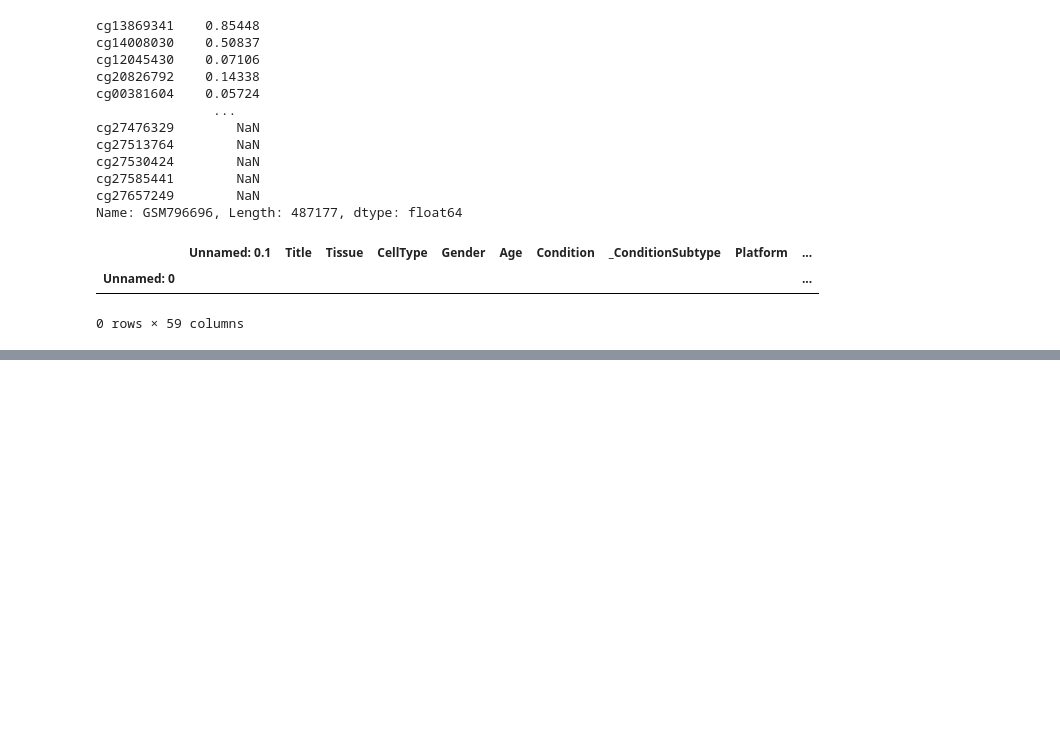
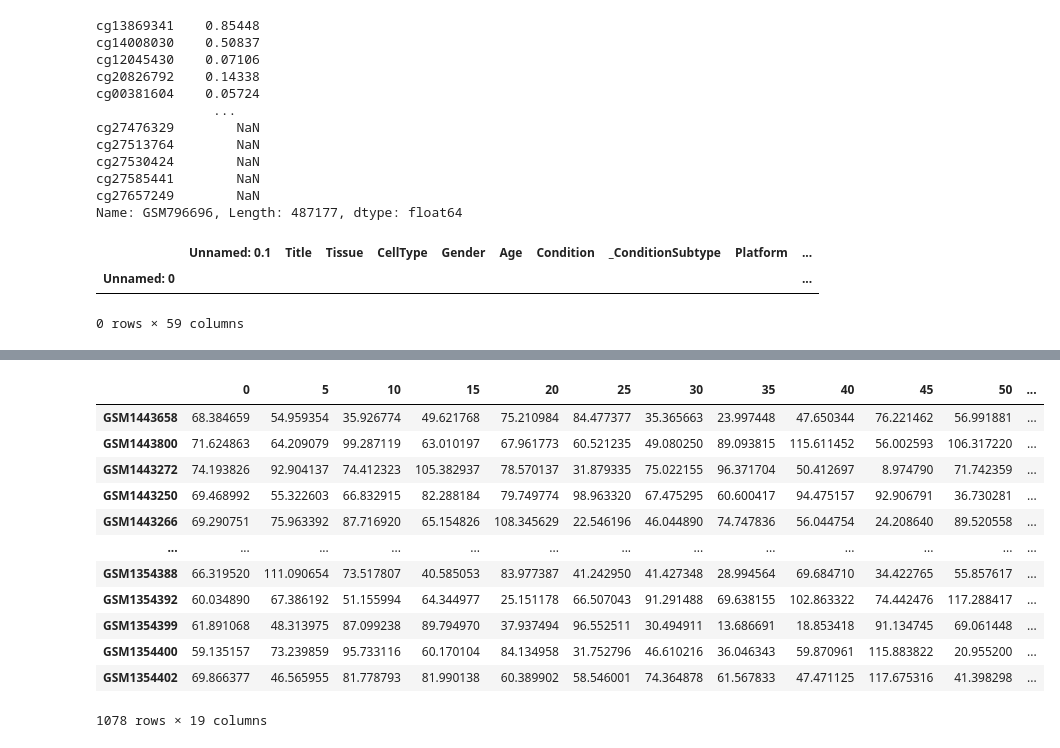
Before and after one commit to ComputationalAgingLab/ComputAge, a Jupyter notebook: imputation_linmodels.ipynb, the cells around one changed output, grey strips where cells are left out. Drawn from its saved outputs; the diff is of its cells as text; code cells hidden in the pictures; blank space fills up the shorter version.

```diff
--- a/imputation_linmodels.ipynb
+++ b/imputation_linmodels.ipynb
@@ -184,0 +217,16 @@ plt.savefig(f'figures/{mname}.png')
+# %%
+pred0
+# %% [output]
+|  | 0 | 5 | 10 | 15 | 20 | 25 | 30 | 35 | 40 | 45 | 50 | ... |
+| GSM1443658 | 68.384659 | 54.959354 | 35.926774 | 49.621768 | 75.210984 | 84.477377 | 35.365663 | 23.997448 | 47.650344 | 76.221462 | 56.991881 | ... |
+| GSM1443800 | 71.624863 | 64.209079 | 99.287119 | 63.010197 | 67.961773 | 60.521235 | 49.080250 | 89.093815 | 115.611452 | 56.002593 | 106.317220 | ... |
+| GSM1443272 | 74.193826 | 92.904137 | 74.412323 | 105.382937 | 78.570137 | 31.879335 | 75.022155 | 96.371704 | 50.412697 | 8.974790 | 71.742359 | ... |
+| GSM1443250 | 69.468992 | 55.322603 | 66.832915 | 82.288184 | 79.749774 | 98.963320 | 67.475295 | 60.600417 | 94.475157 | 92.906791 | 36.730281 | ... |
+| GSM1443266 | 69.290751 | 75.963392 | 87.716920 | 65.154826 | 108.345629 | 22.546196 | 46.044890 | 74.747836 | 56.044754 | 24.208640 | 89.520558 | ... |
+| ... | ... | ... | ... | ... | ... | ... | ... | ... | ... | ... | ... | ... |
+| GSM1354388 | 66.319520 | 111.090654 | 73.517807 | 40.585053 | 83.977387 | 41.242950 | 41.427348 | 28.994564 | 69.684710 | 34.422765 | 55.857617 | ... |
+| GSM1354392 | 60.034890 | 67.386192 | 51.155994 | 64.344977 | 25.151178 | 66.507043 | 91.291488 | 69.638155 | 102.863322 | 74.442476 | 117.288417 | ... |
+| GSM1354399 | 61.891068 | 48.313975 | 87.099238 | 89.794970 | 37.937494 | 96.552511 | 30.494911 | 13.686691 | 18.853418 | 91.134745 | 69.061448 | ... |
+| GSM1354400 | 59.135157 | 73.239859 | 95.733116 | 60.170104 | 84.134958 | 31.752796 | 46.610216 | 36.046343 | 59.870961 | 115.883822 | 20.955200 | ... |
+| GSM1354402 | 69.866377 | 46.565955 | 81.778793 | 81.990138 | 60.389902 | 58.546001 | 74.364878 | 61.567833 | 47.471125 | 117.675316 | 41.398298 | ... |
+1078 rows × 19 columns
```
Also changed, not shown: parts of 12 cells of this notebook, 1 other file.
